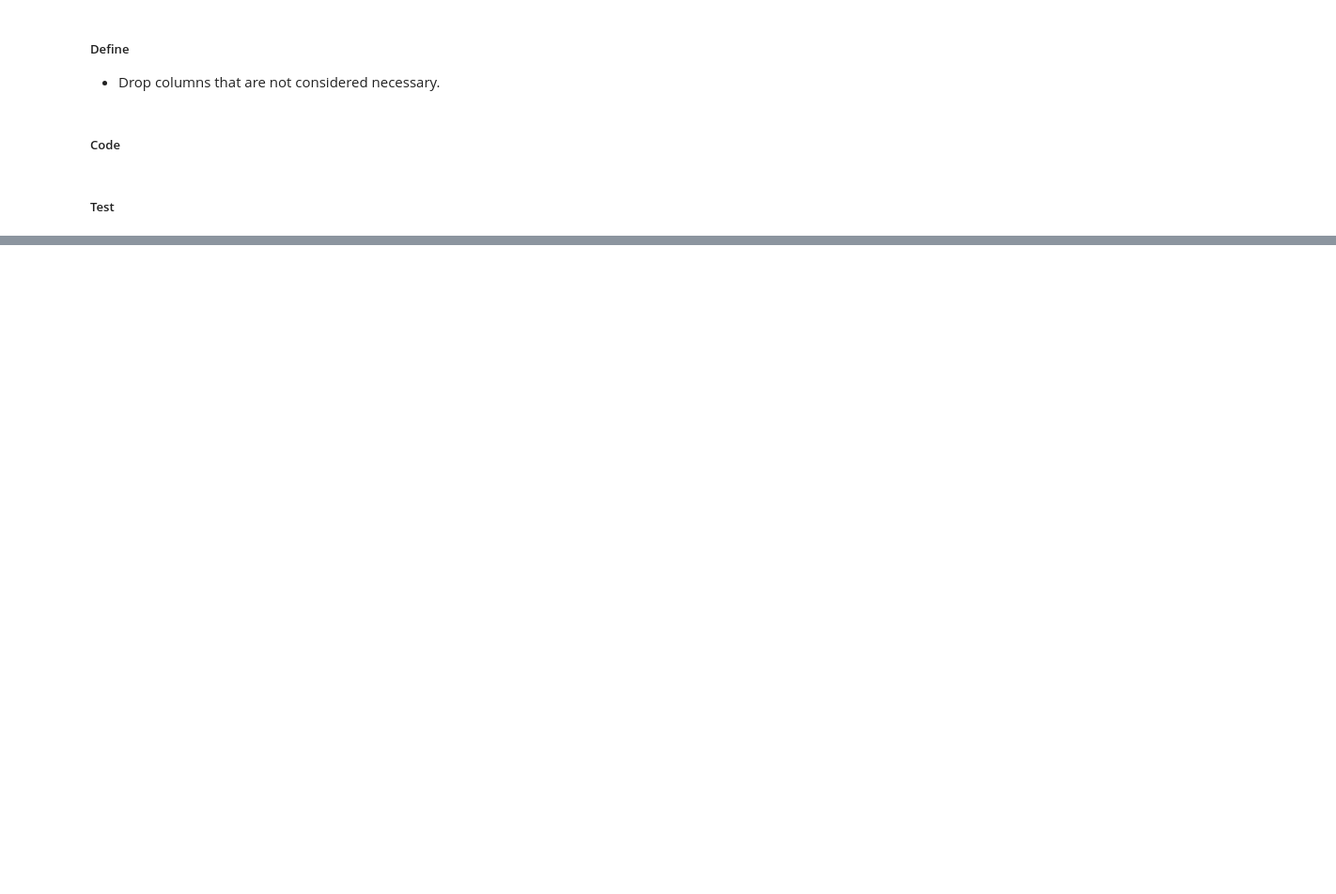
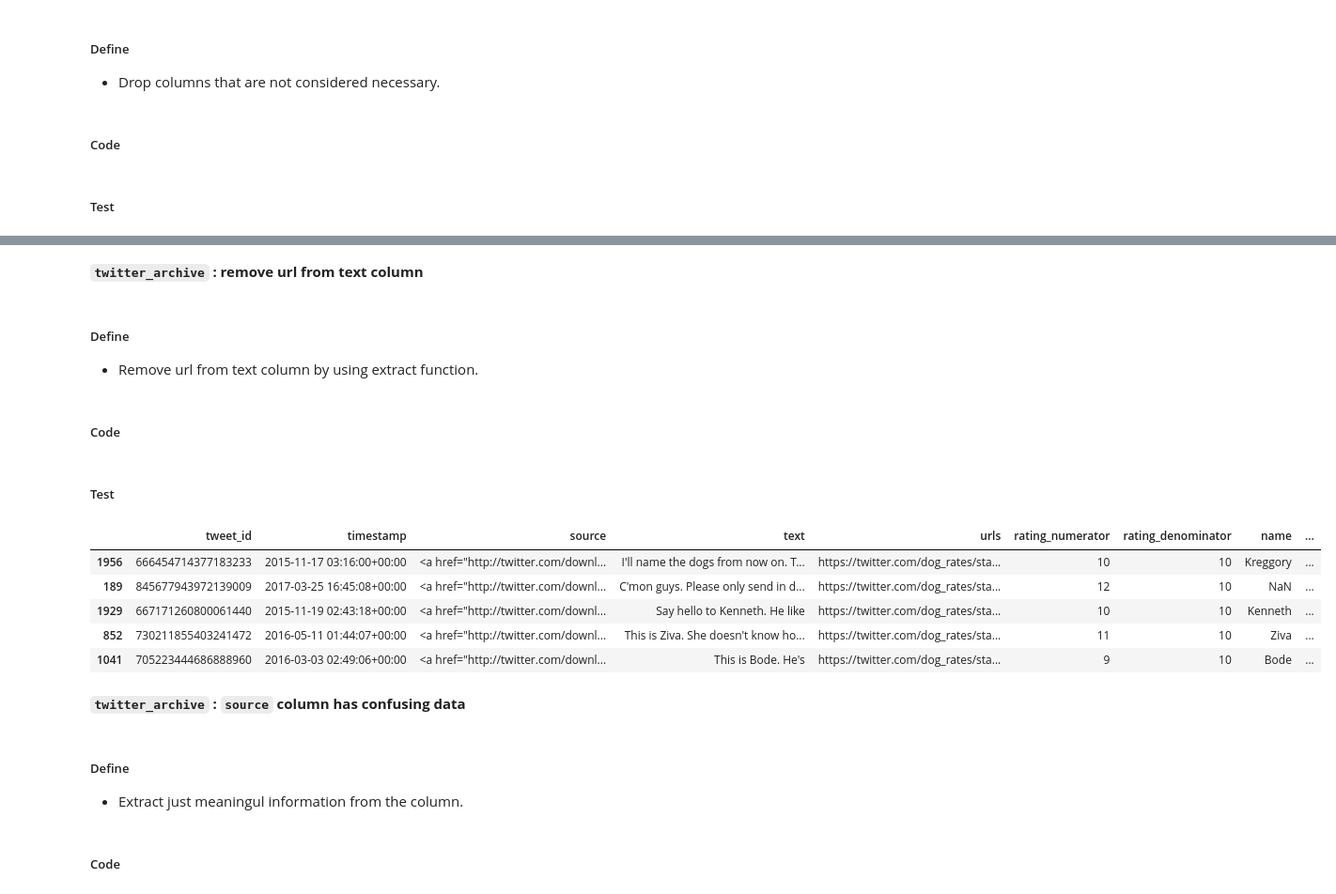
Before and after one commit to dsllt/Udacity_DA_P4, a Jupyter notebook: wrangle_act.ipynb, the cells around one changed output, grey strips where cells are left out. Shown at 94% size. Saved outputs shown, nothing was run; the diff lists cells and outputs as text; code cells hidden in the pictures; blank space fills up the shorter version.

```diff
--- a/wrangle_act.ipynb
+++ b/wrangle_act.ipynb
@@ -785,0 +803,2 @@ list(twitter_archive_clean)
+# %%
+twitter_archive_clean.timestamp = pd.to_datetime(twitter_archive_clean.timestamp)
@@ -785,0 +818,2 @@ list(twitter_archive_clean)
+# %%
+twitter_archive_clean.name = twitter_archive_clean.name.replace('None', np.NaN)
@@ -785,0 +833,2 @@ list(twitter_archive_clean)
+# %%
+pd.set_option('display.max_colwidth', -1)
@@ -785,0 +844,27 @@ list(twitter_archive_clean)
+# %% [markdown]
+**`twitter_archive` : remove url from text column**
+# %% [markdown]
+##### Define
+* Remove url from text column by using extract function.
+# %% [markdown]
+##### Code
+# %%
+twitter_archive_clean.text = twitter_archive_clean.text.apply(lambda x: x[:-23])
+# %% [markdown]
+##### Test
+# %%
+twitter_archive_clean.sample(5)
+# %% [output]
+|  | tweet_id | timestamp | source | text | urls | rating_numerator | rating_denominator | name | ... |
+| 1956 | 666454714377183233 | 2015-11-17 03:16:00+00:00 | <a href="http://twitter.com/downl... | I'll name the dogs from now on. T... | https://twitter.com/dog_rates/sta... | 10 | 10 | Kreggory | ... |
+| 189 | 845677943972139009 | 2017-03-25 16:45:08+00:00 | <a href="http://twitter.com/downl... | C'mon guys. Please only send in d... | https://twitter.com/dog_rates/sta... | 12 | 10 | NaN | ... |
+| 1929 | 667171260800061440 | 2015-11-19 02:43:18+00:00 | <a href="http://twitter.com/downl... | Say hello to Kenneth. He like | https://twitter.com/dog_rates/sta... | 10 | 10 | Kenneth | ... |
+| 852 | 730211855403241472 | 2016-05-11 01:44:07+00:00 | <a href="http://twitter.com/downl... | This is Ziva. She doesn't know ho... | https://twitter.com/dog_rates/sta... | 11 | 10 | Ziva | ... |
+| 1041 | 705223444686888960 | 2016-03-03 02:49:06+00:00 | <a href="http://twitter.com/downl... | This is Bode. He's | https://twitter.com/dog_rates/sta... | 9 | 10 | Bode | ... |
+# %% [markdown]
+**`twitter_archive` : `source` column has confusing data**
+# %% [markdown]
+##### Define
+* Extract just meaningul information from the column.
+# %% [markdown]
+##### Code
```
Also changed, not shown: parts of 99 cells of this notebook.
